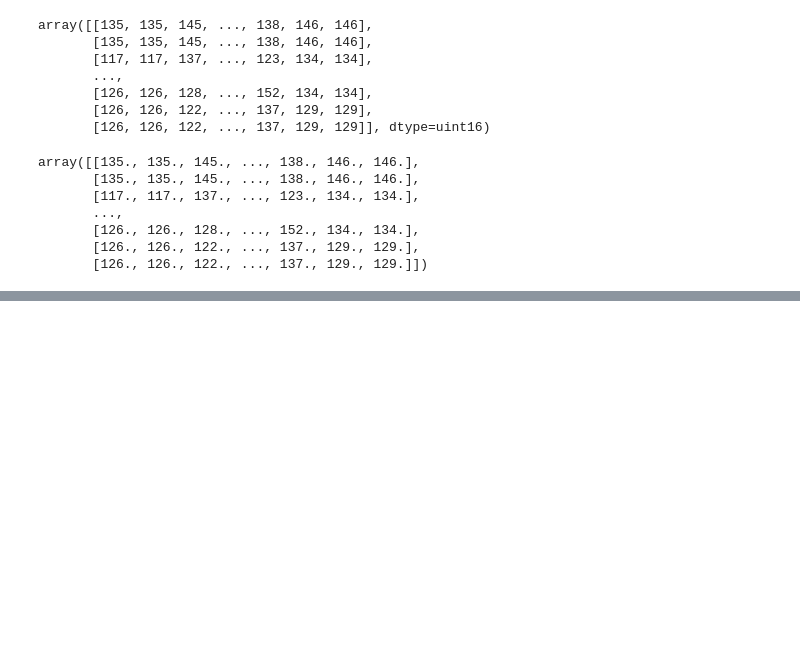
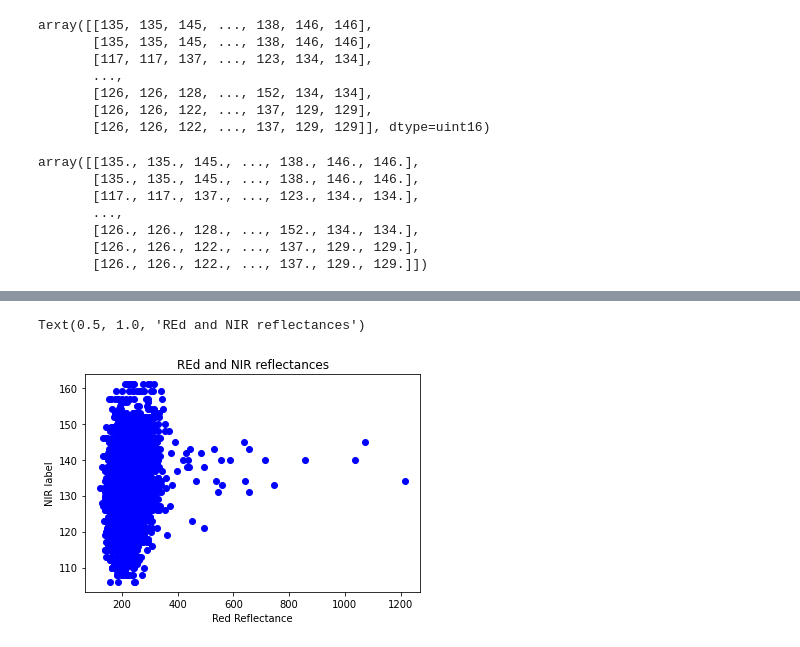
Before and after one commit to BRIJNANDA1979/CNN-Sentinel, a Jupyter notebook: Merge_bands_RGB_NIR_and_SWIR_of_BigEarthNet_using_Rasterio.ipynb, the cells around one changed output, grey strips where cells are left out. Saved outputs shown, nothing was run; the diff lists cells and outputs as text; code cells hidden in the pictures; blank space fills up the shorter version.

```diff
--- a/Merge_bands_RGB_NIR_and_SWIR_of_BigEarthNet_using_Rasterio.ipynb
+++ b/Merge_bands_RGB_NIR_and_SWIR_of_BigEarthNet_using_Rasterio.ipynb
@@ -354,0 +369,15 @@ Project multiband Raster stack.tif on basemap
+# %%
+fig, ax = plt.subplots()
+
+# Make the plot
+ax.scatter(red_flat, nir_flat, color='b', marker='o')
+
+# Add some axis labels
+ax.set_xlabel('Red Reflectance')
+ax.set_ylabel('NIR label')
+
+# Add a title
+ax.set_title('REd and NIR reflectances')
+# %% [output]
+Text(0.5, 1.0, 'REd and NIR reflectances')
+[figure, added]
```
Also changed, not shown: parts of 22 cells of this notebook.
